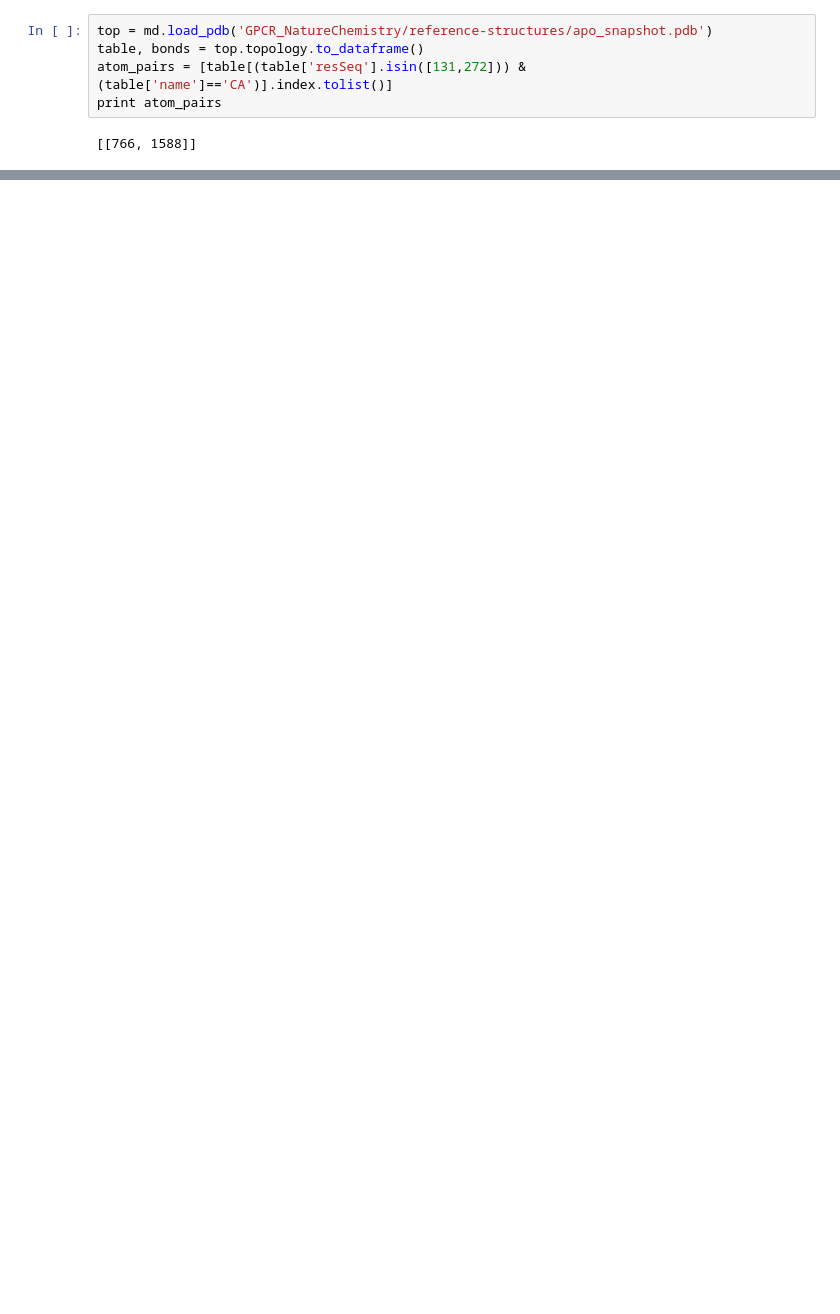
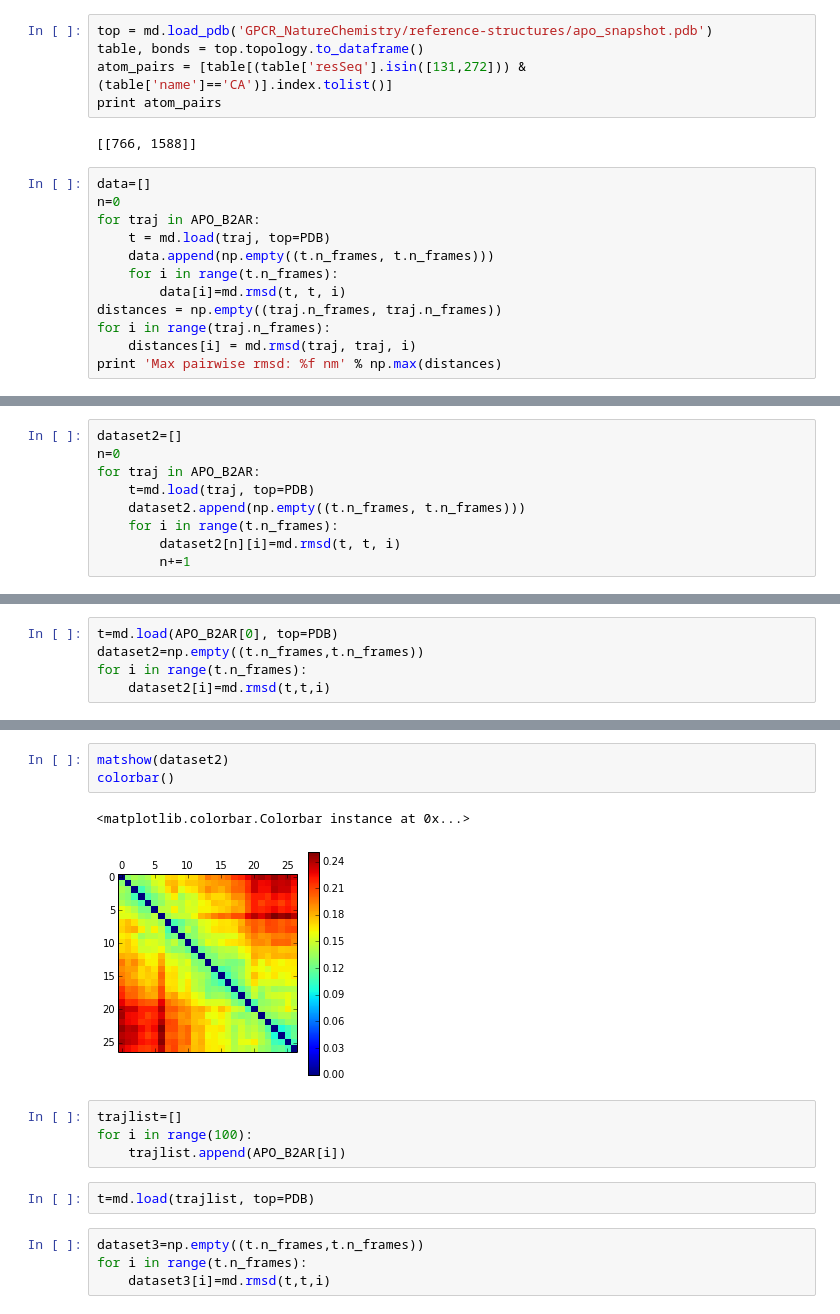
Before and after one commit to ChayaSt/exacycleGPCR, a Jupyter notebook: MSMbuildGPCR.ipynb, the cells around one changed output, grey strips where cells are left out. Cells and saved outputs as stored; diff of their text form; blank space fills up the shorter version.

```diff
--- a/MSMbuildGPCR.ipynb
+++ b/MSMbuildGPCR.ipynb
@@ -80,3 +81,15 @@ atom_pairs = [table[(table['resSeq'].isin([131,272])) & (table['name']=='CA')].i
 print atom_pairs
 # %% [output]
 [[766, 1588]]
+# %%
+data=[]
+n=0
+for traj in APO_B2AR:
+    t = md.load(traj, top=PDB)
+    data.append(np.empty((t.n_frames, t.n_frames)))
+    for i in range(t.n_frames):
+        data[i]=md.rmsd(t, t, i)
+distances = np.empty((traj.n_frames, traj.n_frames))
+for i in range(traj.n_frames):
+    distances[i] = md.rmsd(traj, traj, i)
+print 'Max pairwise rmsd: %f nm' % np.max(distances)
@@ -82,0 +98,9 @@ print atom_pairs
+# %%
+dataset2=[]
+n=0
+for traj in APO_B2AR:
+    t=md.load(traj, top=PDB)
+    dataset2.append(np.empty((t.n_frames, t.n_frames)))
+    for i in range(t.n_frames):
+        dataset2[n][i]=md.rmsd(t, t, i)
+        n+=1
@@ -82,0 +109,5 @@ print atom_pairs
+# %%
+t=md.load(APO_B2AR[0], top=PDB)
+dataset2=np.empty((t.n_frames,t.n_frames))
+for i in range(t.n_frames):
+    dataset2[i]=md.rmsd(t,t,i)
@@ -82,0 +123,16 @@ print atom_pairs
+# %%
+matshow(dataset2)
+colorbar()
+# %% [output]
+<matplotlib.colorbar.Colorbar instance at 0x...>
+[figure, added]
+# %%
+trajlist=[]
+for i in range(100):
+    trajlist.append(APO_B2AR[i])
+# %%
+t=md.load(trajlist, top=PDB)
+# %%
+dataset3=np.empty((t.n_frames,t.n_frames))
+for i in range(t.n_frames):
+    dataset3[i]=md.rmsd(t,t,i)
```
Also changed, not shown: parts of 16 cells of this notebook.
